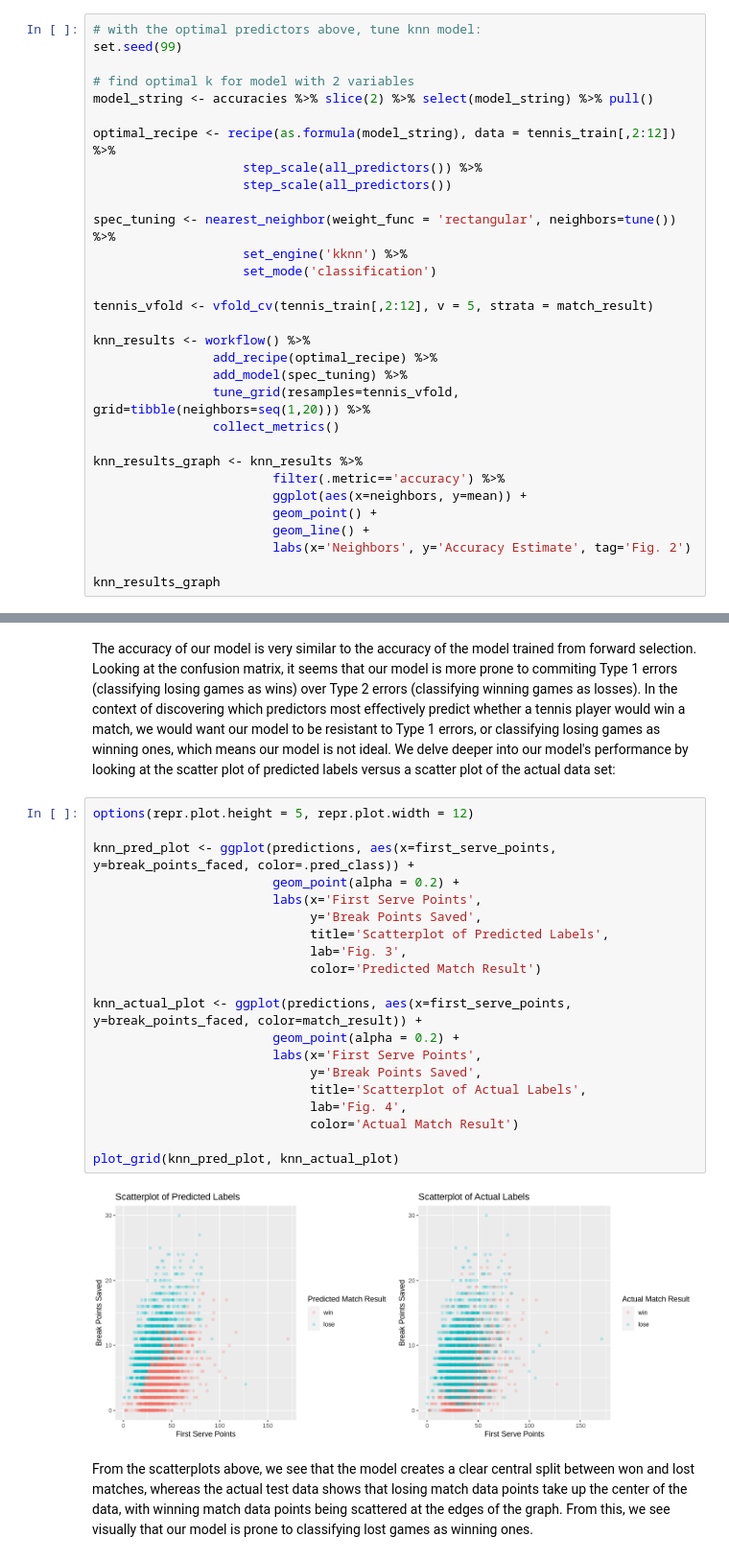
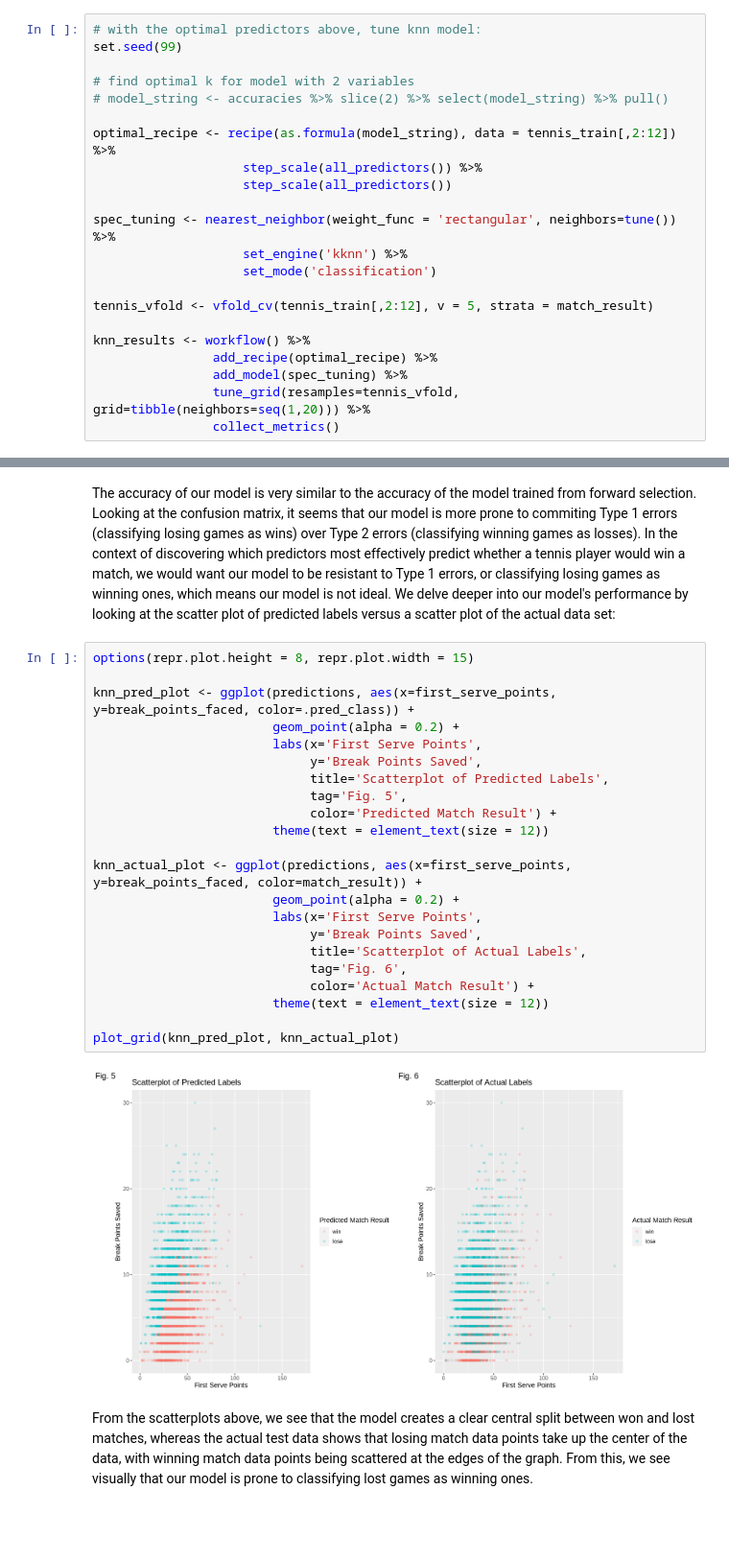
Before and after one commit to sleung124/DSCI100_group_proj, a Jupyter notebook: tennis_analysis.ipynb, the cells around one changed output, grey strips where cells are left out. Shown at 96% size. Saved outputs shown, nothing was run; the diff lists cells and outputs as text; blank space fills up the shorter version.

```diff
--- a/tennis_analysis.ipynb
+++ b/tennis_analysis.ipynb
@@ -401,7 +413,7 @@ From the accuracy table, we see that the model with two predictors has a similar
 set.seed(99)
 
 # find optimal k for model with 2 variables
-model_string <- accuracies %>% slice(2) %>% select(model_string) %>% pull()
+# model_string <- accuracies %>% slice(2) %>% select(model_string) %>% pull()
 
 optimal_recipe <- recipe(as.formula(model_string), data = tennis_train[,2:12]) %>%
                     step_scale(all_predictors()) %>%
@@ -418,12 +430,3 @@ knn_results <- workflow() %>%
                 add_model(spec_tuning) %>%
                 tune_grid(resamples=tennis_vfold, grid=tibble(neighbors=seq(1,20))) %>%
                 collect_metrics()
-
-knn_results_graph <- knn_results %>%
-                        filter(.metric=='accuracy') %>%
-                        ggplot(aes(x=neighbors, y=mean)) +
-                        geom_point() +
-                        geom_line() +
-                        labs(x='Neighbors', y='Accuracy Estimate', tag='Fig. 2')
-
-knn_results_graph
@@ -487,27 +502,29 @@ Prediction  win lose
 # %% [markdown]
 The accuracy of our model is very similar to the accuracy of the model trained from forward selection. Looking at the confusion matrix, it seems that our model is more prone to commiting Type 1 errors (classifying losing games as wins) over Type 2 errors (classifying winning games as losses). In the context of discovering which predictors most effectively predict whether a tennis player would win a match, we would want our model to be resistant to Type 1 errors, or classifying losing games as winning ones, which means our model is not ideal. We delve deeper into our model's performance by looking at the scatter plot of predicted labels versus a scatter plot of the actual data set:
 # %%
-options(repr.plot.height = 5, repr.plot.width = 12)
+options(repr.plot.height = 8, repr.plot.width = 15)
 
 knn_pred_plot <- ggplot(predictions, aes(x=first_serve_points, y=break_points_faced, color=.pred_class)) +
                         geom_point(alpha = 0.2) +
                         labs(x='First Serve Points',
                              y='Break Points Saved',
                              title='Scatterplot of Predicted Labels',
-                             lab='Fig. 3',
-                             color='Predicted Match Result')
+                             tag='Fig. 5',
+                             color='Predicted Match Result') +
+                        theme(text = element_text(size = 12))
 
 knn_actual_plot <- ggplot(predictions, aes(x=first_serve_points, y=break_points_faced, color=match_result)) +
                         geom_point(alpha = 0.2) +
                         labs(x='First Serve Points',
                              y='Break Points Saved',
                              title='Scatterplot of Actual Labels',
-                             lab='Fig. 4',
-                             color='Actual Match Result')
+                             tag='Fig. 6',
+                             color='Actual Match Result') +
+                        theme(text = element_text(size = 12))
 
 plot_grid(knn_pred_plot, knn_actual_plot)
 # %% [output]
-[figure, old version]
+[figure, new version]
 # %% [markdown]
 From the scatterplots above, we see that the model creates a clear central split between won and lost matches, whereas the actual test data shows that losing match data points take up the center of the data, with winning match data points being scattered at the edges of the graph. From this, we see visually that our model is prone to classifying lost games as winning ones.
 # %% [markdown]
```
Also changed, not shown: parts of 11 cells of this notebook.
